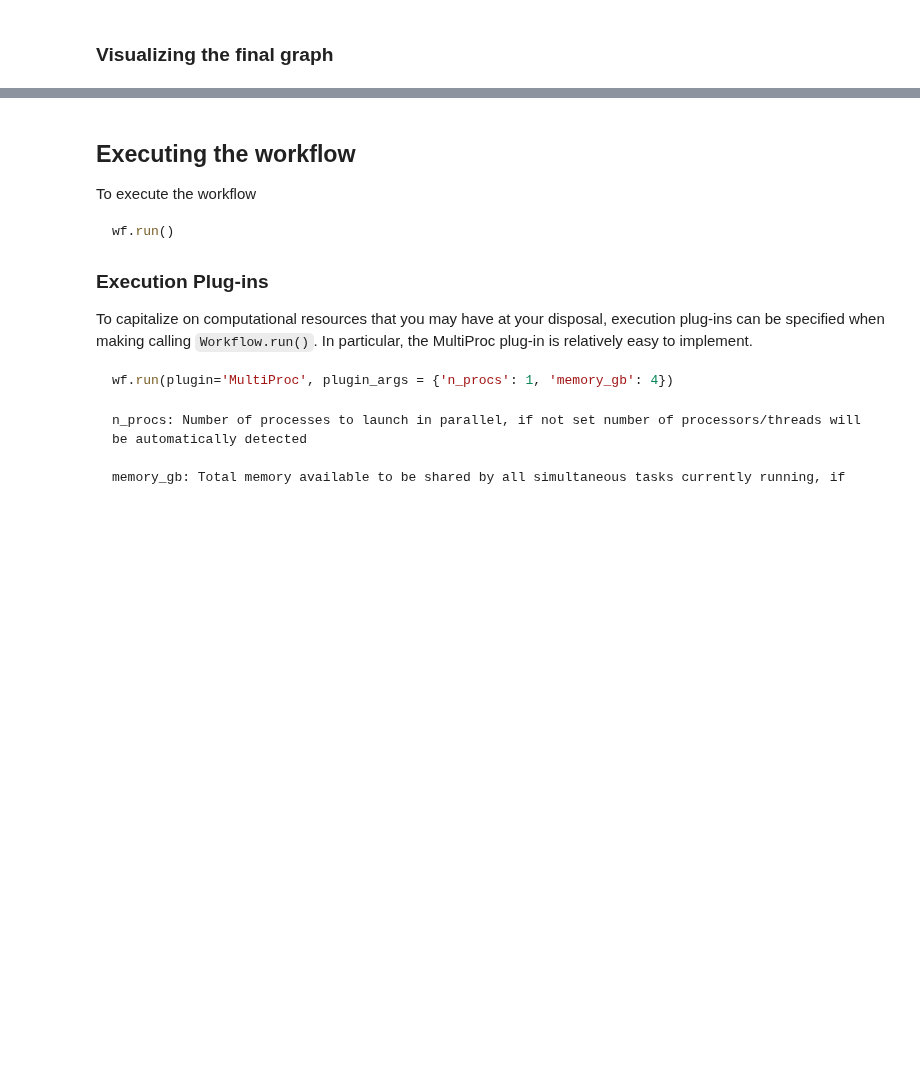
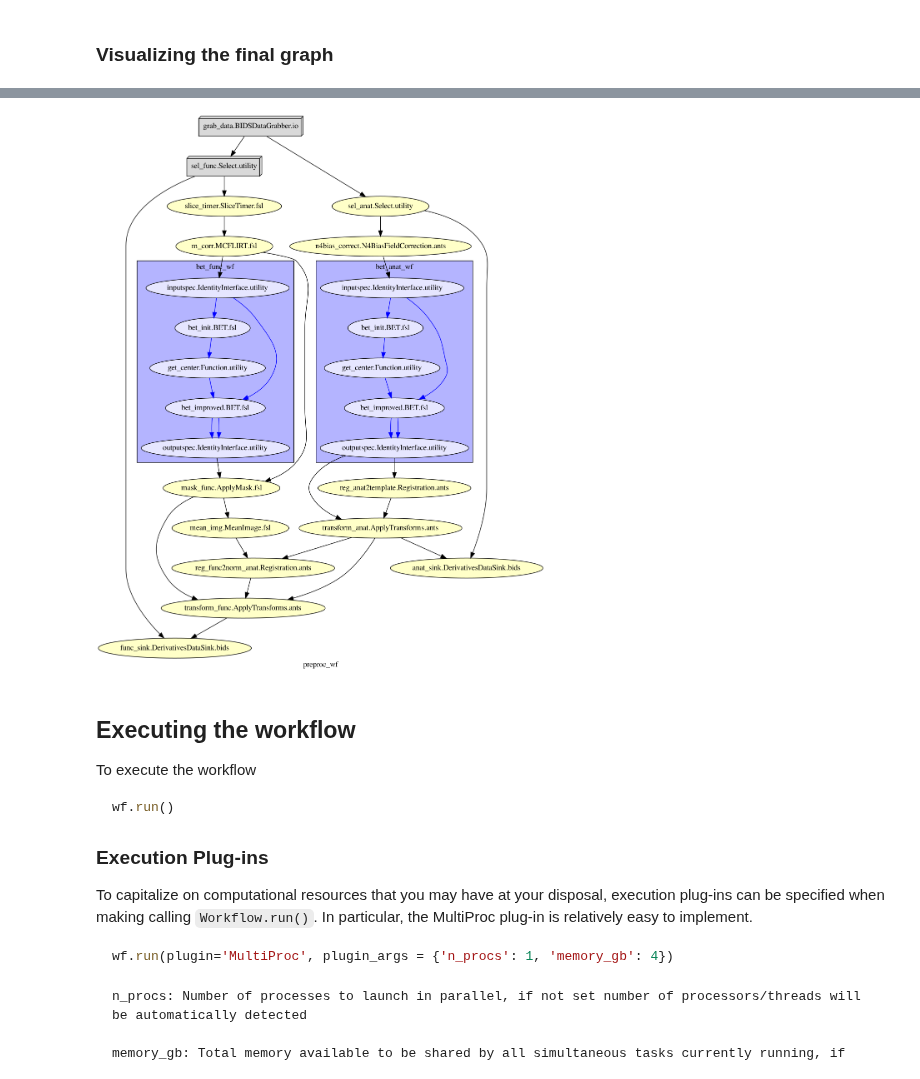
Before and after one commit to vgonzenbach/fmri-rep, a Jupyter notebook: preproc/preproc-subject.ipynb, the cells around one changed output, grey strips where cells are left out. Drawn from its saved outputs; the diff is of its cells as text; code cells hidden in the pictures; blank space fills up the shorter version.

```diff
--- a/preproc/preproc-subject.ipynb
+++ b/preproc/preproc-subject.ipynb
@@ -363,8 +361,9 @@ wf.connect([(transf_func, func_sink, [('output_image', 'in_file')]),
 # %% [markdown]
 ### Visualizing the final graph
 # %%
-wf.write_graph(dotfilename = 'func_workflow.dot', graph2use = 'exec', simple_form = False)
+wf.write_graph(dotfilename = 'func_workflow.dot', graph2use = 'colored', simple_form = False)
 
 # Visualize graph
 from IPython.display import Image
-Image(filename=os.path.join(base_dir, "preproc_wf/func_workflow_detailed.png"))
+Image(filename=os.path.join(base_dir, "preproc_wf/func_workflow.png"))
+# %% [output]
@@ -371,3 +372,4 @@ Image(filename=os.path.join(base_dir, "preproc_wf/func_workflow_detailed.png"))
+[figure, added]
 # %% [markdown]
 ## Executing the workflow
 
```
Also changed, not shown: parts of 4 cells of this notebook, 2 other files.
